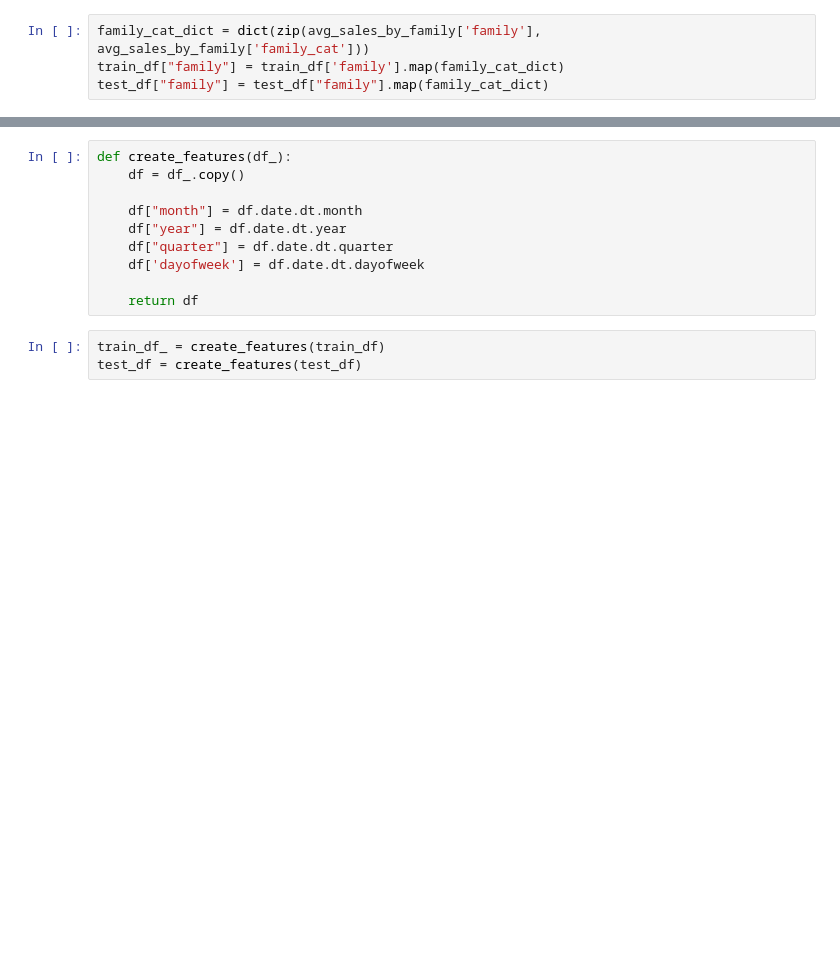
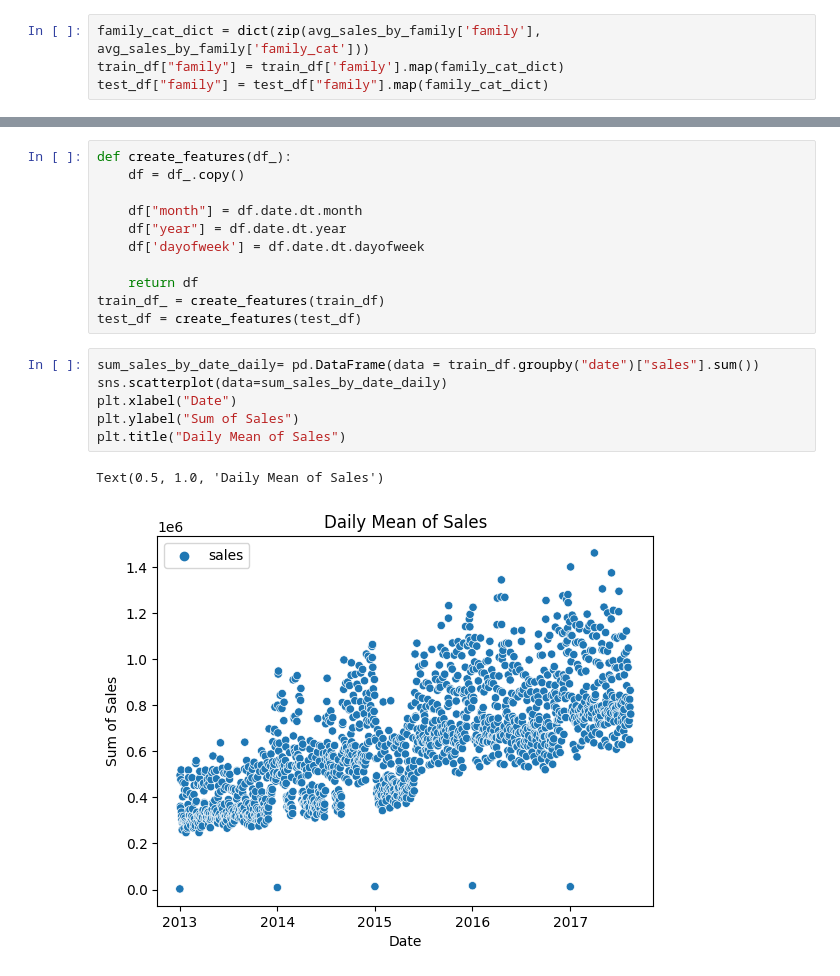
Before and after one commit to mtkrahling/-kaggle_projects, a Jupyter notebook: sales-forecasting_v1_inprog.ipynb, the cells around one changed output, grey strips where cells are left out. Saved outputs shown, nothing was run; the diff lists cells and outputs as text; blank space fills up the shorter version.

```diff
--- a/sales-forecasting_v1_inprog.ipynb
+++ b/sales-forecasting_v1_inprog.ipynb
@@ -308,10 +304,17 @@ def create_features(df_):
 
     df["month"] = df.date.dt.month
     df["year"] = df.date.dt.year
-    df["quarter"] = df.date.dt.quarter
     df['dayofweek'] = df.date.dt.dayofweek
 
     return df
+train_df_ = create_features(train_df)
+test_df = create_features(test_df)
-# %%
-train_df_ = create_features(train_df)
-test_df = create_features(test_df)
+# %%
+sum_sales_by_date_daily= pd.DataFrame(data = train_df.groupby("date")["sales"].sum())
+sns.scatterplot(data=sum_sales_by_date_daily)
+plt.xlabel("Date")
+plt.ylabel("Sum of Sales")
+plt.title("Daily Mean of Sales")
+# %% [output]
+Text(0.5, 1.0, 'Daily Mean of Sales')
+[figure, added]
```
Also changed, not shown: parts of 26 cells of this notebook.
